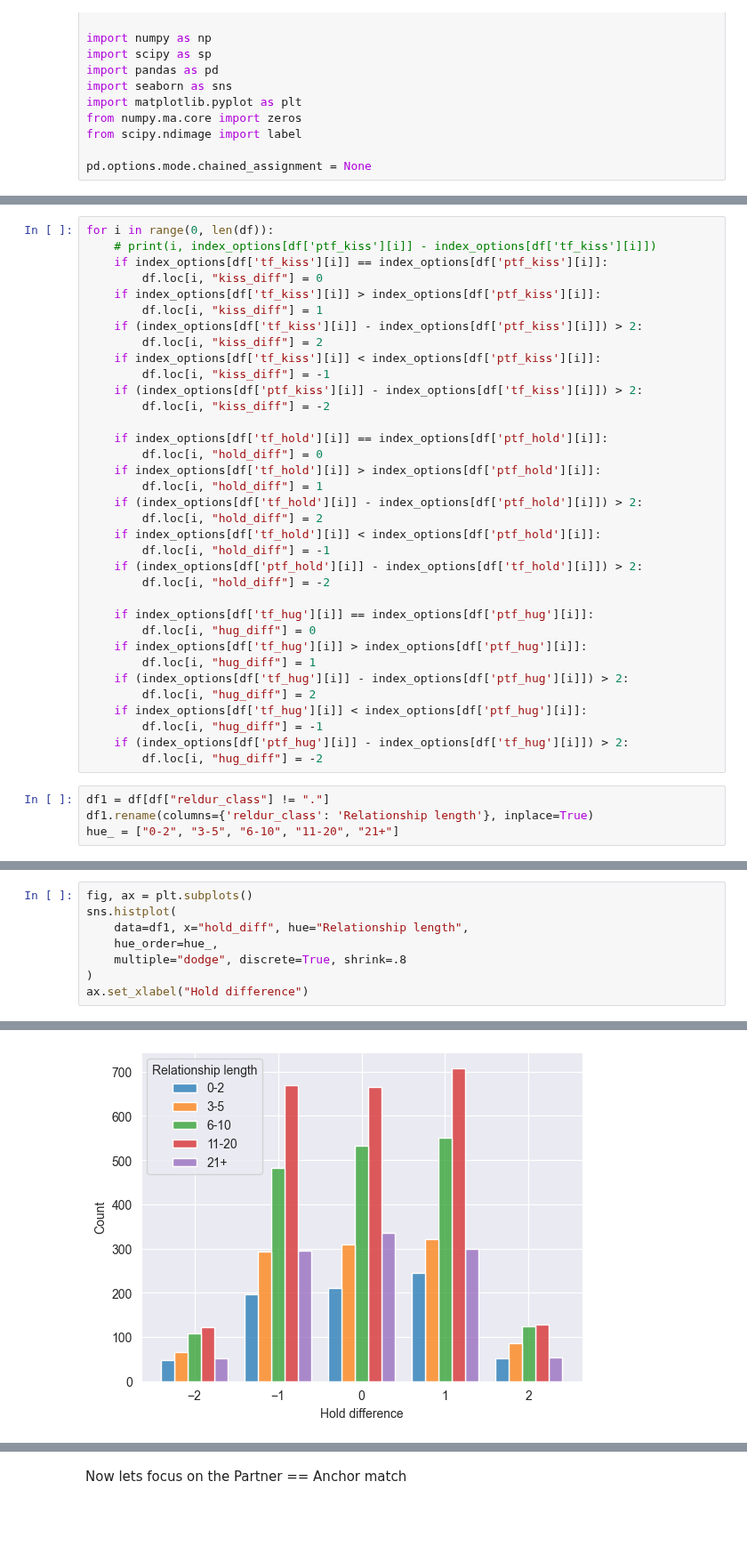
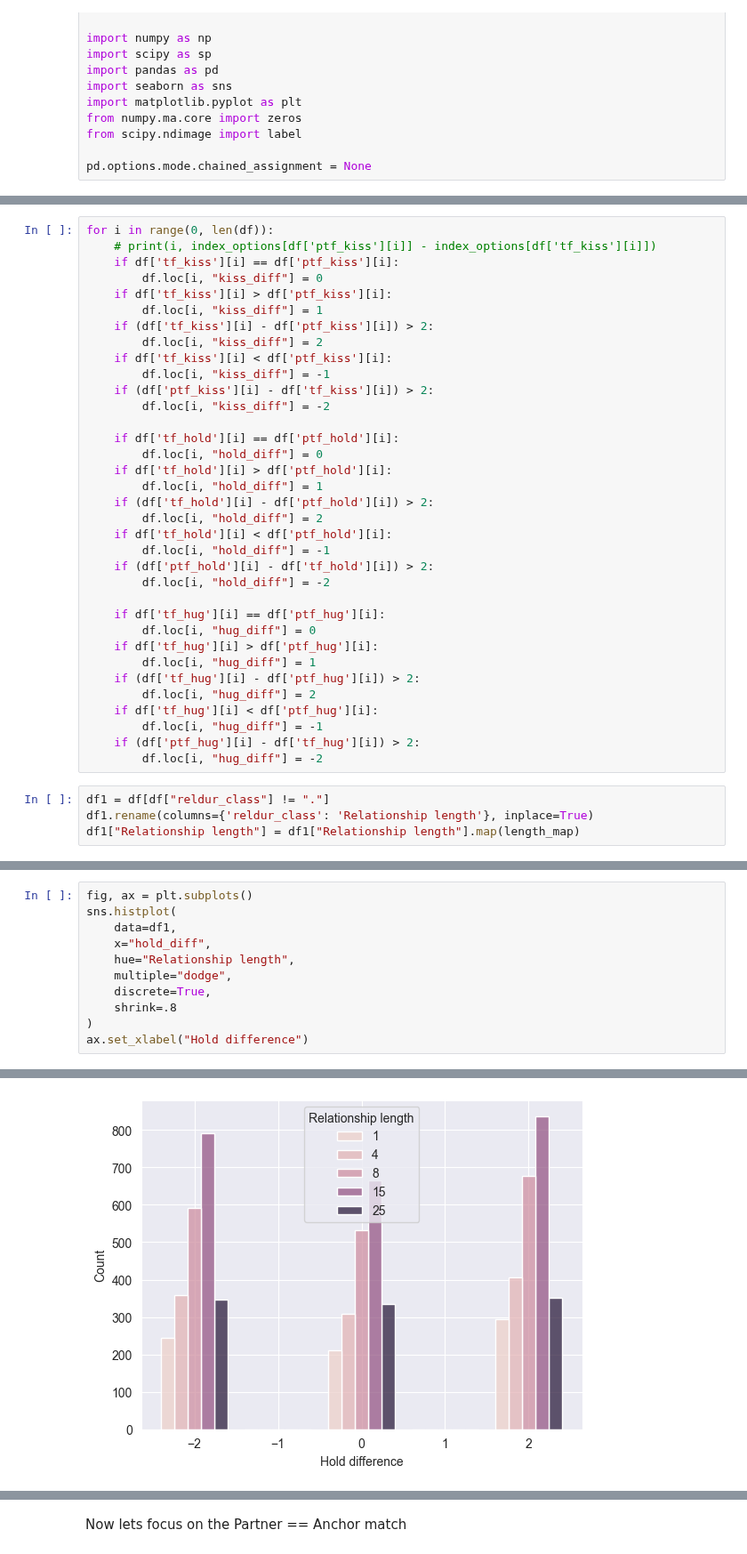
Before and after one commit to EdgardoCS/touchCouples, a Jupyter notebook: Anchor_partner.ipynb, the cells around one changed output, grey strips where cells are left out. Shown at 89% size. Drawn from its saved outputs; the diff is of its cells as text; blank space fills up the shorter version.

```diff
--- a/Anchor_partner.ipynb
+++ b/Anchor_partner.ipynb
@@ -46,40 +71,40 @@ for i in range(0, len(df)):
 # %%
 for i in range(0, len(df)):
     # print(i, index_options[df['ptf_kiss'][i]] - index_options[df['tf_kiss'][i]])
-    if index_options[df['tf_kiss'][i]] == index_options[df['ptf_kiss'][i]]:
+    if df['tf_kiss'][i] == df['ptf_kiss'][i]:
         df.loc[i, "kiss_diff"] = 0
-    if index_options[df['tf_kiss'][i]] > index_options[df['ptf_kiss'][i]]:
+    if df['tf_kiss'][i] > df['ptf_kiss'][i]:
         df.loc[i, "kiss_diff"] = 1
-    if (index_options[df['tf_kiss'][i]] - index_options[df['ptf_kiss'][i]]) > 2:
+    if (df['tf_kiss'][i] - df['ptf_kiss'][i]) > 2:
         df.loc[i, "kiss_diff"] = 2
-    if index_options[df['tf_kiss'][i]] < index_options[df['ptf_kiss'][i]]:
+    if df['tf_kiss'][i] < df['ptf_kiss'][i]:
         df.loc[i, "kiss_diff"] = -1
-    if (index_options[df['ptf_kiss'][i]] - index_options[df['tf_kiss'][i]]) > 2:
+    if (df['ptf_kiss'][i] - df['tf_kiss'][i]) > 2:
         df.loc[i, "kiss_diff"] = -2
 
-    if index_options[df['tf_hold'][i]] == index_options[df['ptf_hold'][i]]:
+    if df['tf_hold'][i] == df['ptf_hold'][i]:
         df.loc[i, "hold_diff"] = 0
-    if index_options[df['tf_hold'][i]] > index_options[df['ptf_hold'][i]]:
+    if df['tf_hold'][i] > df['ptf_hold'][i]:
         df.loc[i, "hold_diff"] = 1
-    if (index_options[df['tf_hold'][i]] - index_options[df['ptf_hold'][i]]) > 2:
+    if (df['tf_hold'][i] - df['ptf_hold'][i]) > 2:
         df.loc[i, "hold_diff"] = 2
-    if index_options[df['tf_hold'][i]] < index_options[df['ptf_hold'][i]]:
+    if df['tf_hold'][i] < df['ptf_hold'][i]:
         df.loc[i, "hold_diff"] = -1
-    if (index_options[df['ptf_hold'][i]] - index_options[df['tf_hold'][i]]) > 2:
+    if (df['ptf_hold'][i] - df['tf_hold'][i]) > 2:
         df.loc[i, "hold_diff"] = -2
 
-    if index_options[df['tf_hug'][i]] == index_options[df['ptf_hug'][i]]:
+    if df['tf_hug'][i] == df['ptf_hug'][i]:
         df.loc[i, "hug_diff"] = 0
-    if index_options[df['tf_hug'][i]] > index_options[df['ptf_hug'][i]]:
+    if df['tf_hug'][i] > df['ptf_hug'][i]:
         df.loc[i, "hug_diff"] = 1
-    if (index_options[df['tf_hug'][i]] - index_options[df['ptf_hug'][i]]) > 2:
+    if (df['tf_hug'][i] - df['ptf_hug'][i]) > 2:
         df.loc[i, "hug_diff"] = 2
-    if index_options[df['tf_hug'][i]] < index_options[df['ptf_hug'][i]]:
+    if df['tf_hug'][i] < df['ptf_hug'][i]:
         df.loc[i, "hug_diff"] = -1
-    if (index_options[df['ptf_hug'][i]] - index_options[df['tf_hug'][i]]) > 2:
+    if (df['ptf_hug'][i] - df['tf_hug'][i]) > 2:
         df.loc[i, "hug_diff"] = -2
 # %%
 df1 = df[df["reldur_class"] != "."]
 df1.rename(columns={'reldur_class': 'Relationship length'}, inplace=True)
-hue_ = ["0-2", "3-5", "6-10", "11-20", "21+"]
+df1["Relationship length"] = df1["Relationship length"].map(length_map)
 # %%
@@ -97,14 +124,17 @@ Text(0.5, 0, 'Kiss difference')
 # %%
 fig, ax = plt.subplots()
 sns.histplot(
-    data=df1, x="hold_diff", hue="Relationship length",
-    hue_order=hue_,
-    multiple="dodge", discrete=True, shrink=.8
+    data=df1,
+    x="hold_diff",
+    hue="Relationship length",
+    multiple="dodge",
+    discrete=True,
+    shrink=.8
 )
 ax.set_xlabel("Hold difference")
 # %% [output]
 Text(0.5, 0, 'Hold difference')
-[figure, old version]
+[figure, new version]
 # %%
 fig, ax = plt.subplots()
 sns.histplot(
```
Also changed, not shown: parts of 17 cells of this notebook.
